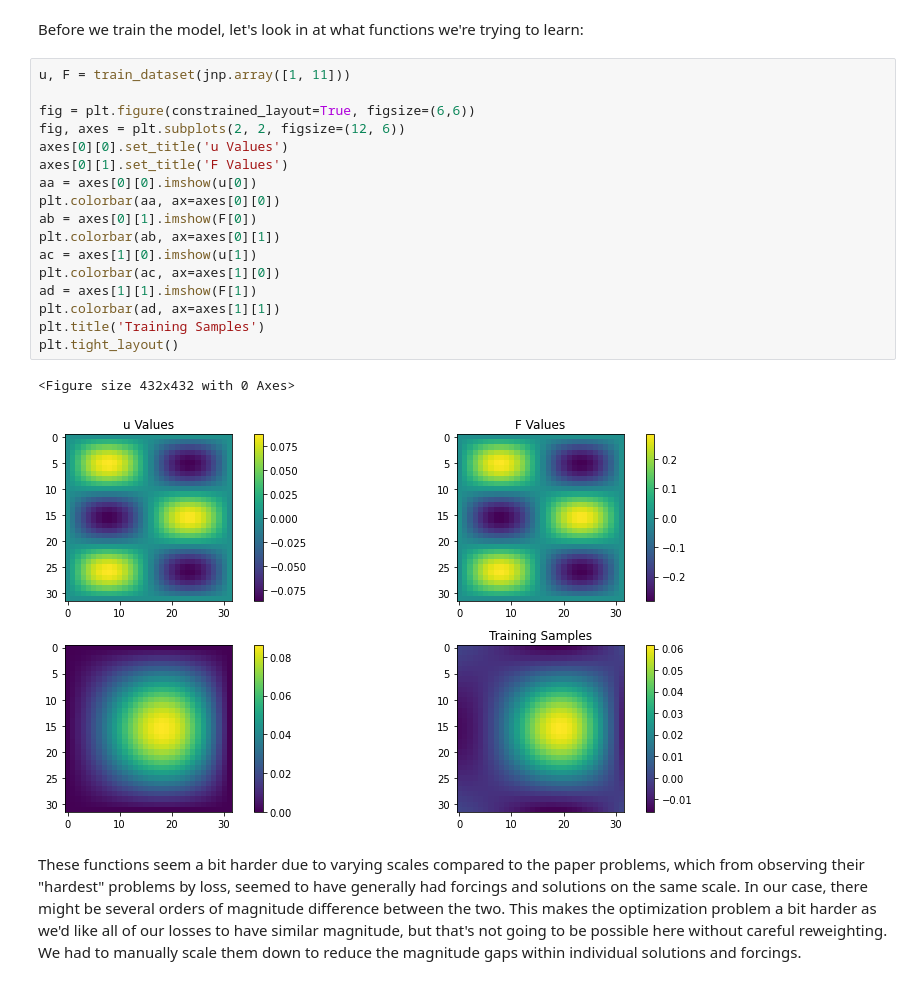
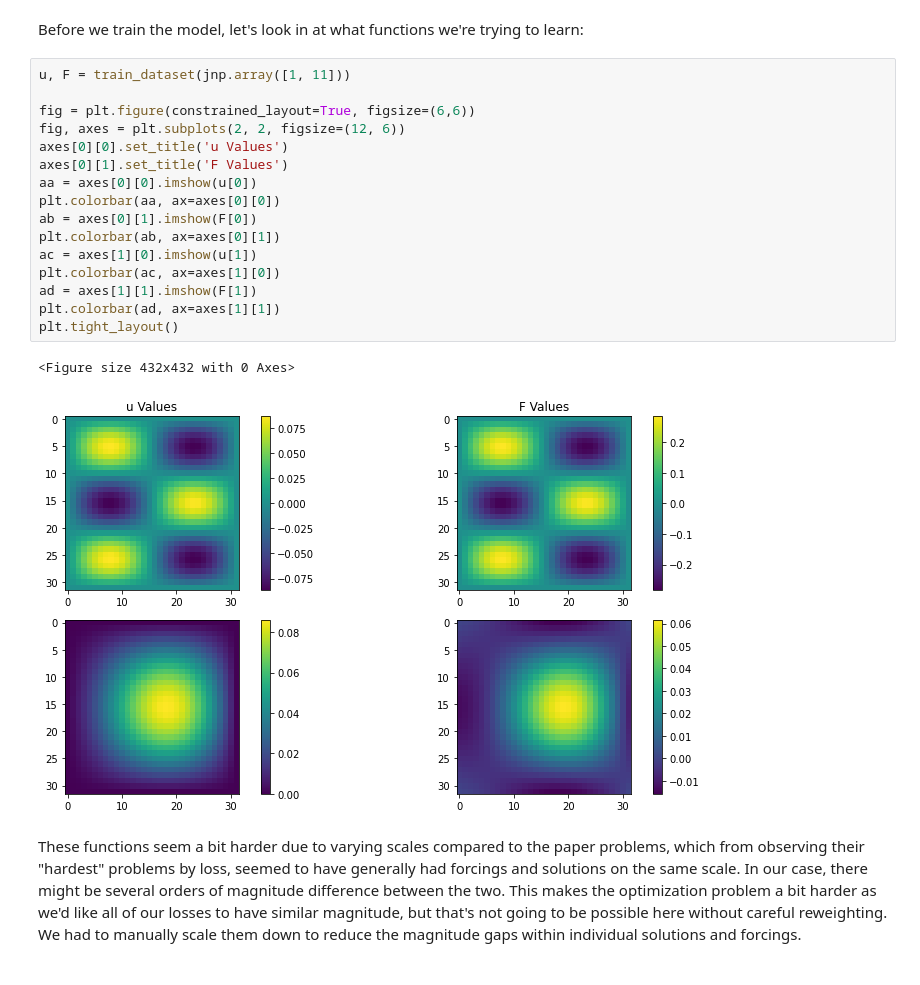
Before and after one commit to mikemccabe210/appm5720_dg_demo, a Jupyter notebook: DeepGreenDemo.ipynb, the cells around one changed output. Saved outputs shown, nothing was run; the diff lists cells and outputs as text.

```diff
--- a/DeepGreenDemo.ipynb
+++ b/DeepGreenDemo.ipynb
@@ -419,23 +419,22 @@ Before we train the model, let's look in at what functions we're trying to learn
 # %%
 u, F = train_dataset(jnp.array([1, 11]))
 
 fig = plt.figure(constrained_layout=True, figsize=(6,6))
 fig, axes = plt.subplots(2, 2, figsize=(12, 6))
 axes[0][0].set_title('u Values')
 axes[0][1].set_title('F Values')
 aa = axes[0][0].imshow(u[0])
 plt.colorbar(aa, ax=axes[0][0])
 ab = axes[0][1].imshow(F[0])
 plt.colorbar(ab, ax=axes[0][1])
 ac = axes[1][0].imshow(u[1])
 plt.colorbar(ac, ax=axes[1][0])
 ad = axes[1][1].imshow(F[1])
 plt.colorbar(ad, ax=axes[1][1])
-plt.title('Training Samples')
 plt.tight_layout()
 # %% [output]
 <Figure size 432x432 with 0 Axes>
-[figure, old version]
+[figure, new version]
 # %% [markdown]
 These functions seem a bit harder due to varying scales compared to the paper problems, which from observing their "hardest" problems by loss, seemed to have generally had forcings and solutions on the same scale. In our case, there might be several orders of magnitude difference between the two. This makes the optimization problem a bit harder as we'd like all of our losses to have similar magnitude, but that's not going to be possible here without careful reweighting. We had to manually scale them down to reduce the magnitude gaps within individual solutions and forcings.
 # %% [markdown]
```
Also changed, not shown: parts of 1 cell of this notebook.
